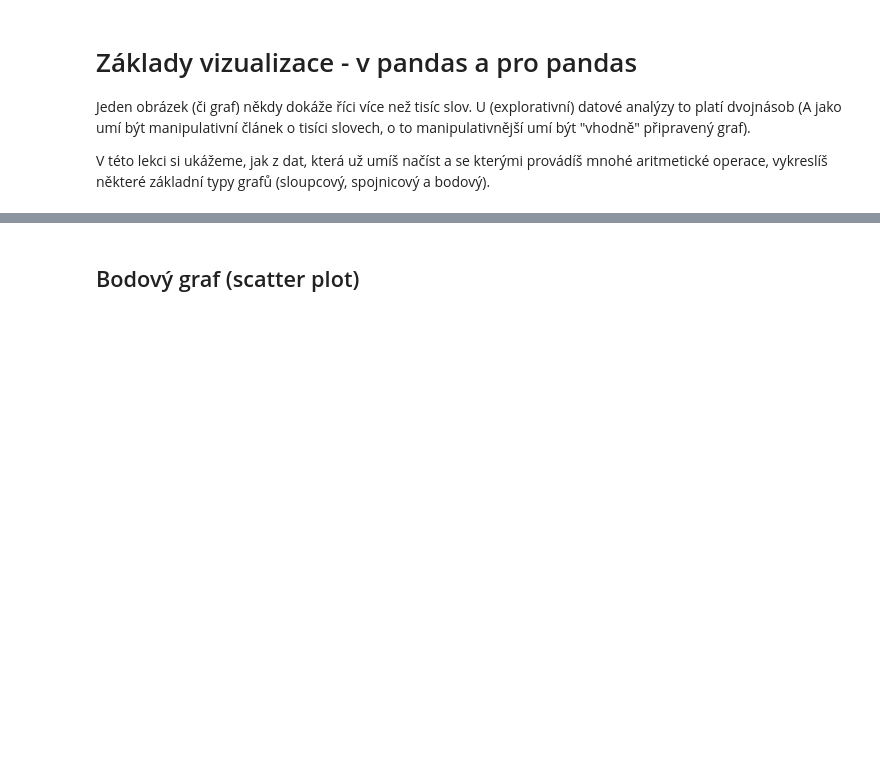
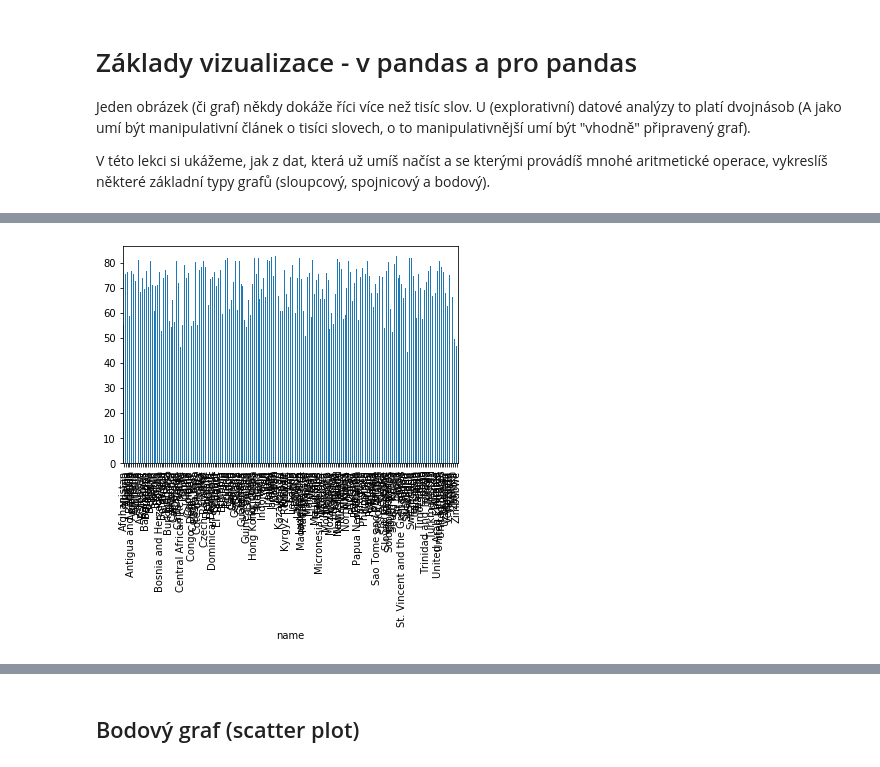
Before and after one commit to janpipek/naucse.python.cz, a Jupyter notebook: lessons/pydata/visualization_basics/index.ipynb, the cells around one changed output, grey strips where cells are left out. Cells and saved outputs as stored; diff of their text form; code cells hidden in the pictures; blank space fills up the shorter version.

```diff
--- a/lessons/pydata/visualization_basics/index.ipynb
+++ b/lessons/pydata/visualization_basics/index.ipynb
@@ -30,8 +32,11 @@ Na začátku musíme načíst zdoje dat.
 import pandas as pd
 
 # TODO: opravit podle toho, jak to bude
+
+# Světová data
 url = "https://raw.githubusercontent.com/janpipek/data-pro-pyladies/master/data/countries.csv"
-countries = pd.read_csv(url)
+countries = pd.read_csv(url).set_index("name")
 
+# Česká data
 url = "https://raw.githubusercontent.com/janpipek/data-pro-pyladies/master/data/cze.csv"
 czech = pd.read_csv(url)
@@ -41,0 +49,4 @@ import matplotlib.pyplot as plt
+# %%
+countries["life_expectancy_years"].plot.bar();
+# %% [output]
+[figure, added]
```
Also changed, not shown: parts of 20 cells of this notebook, 1 other file.
